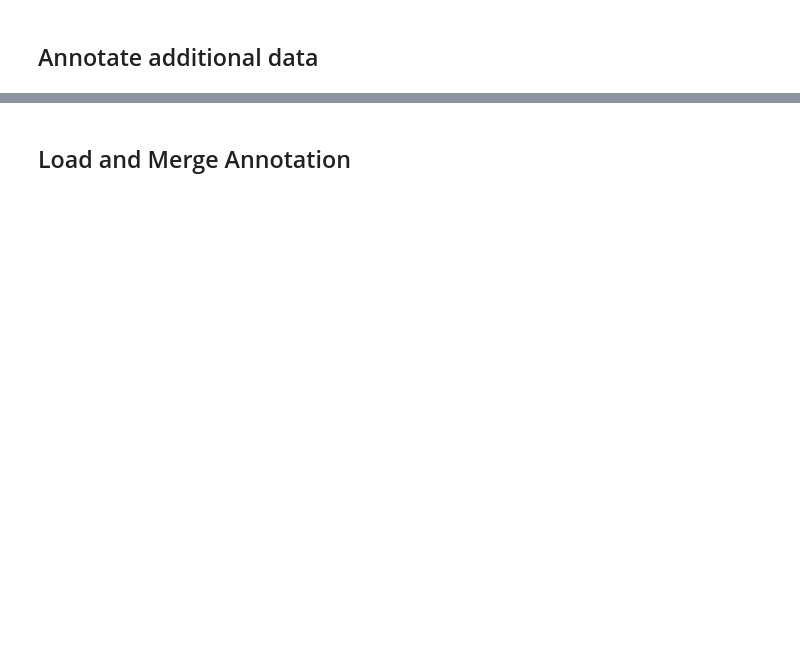
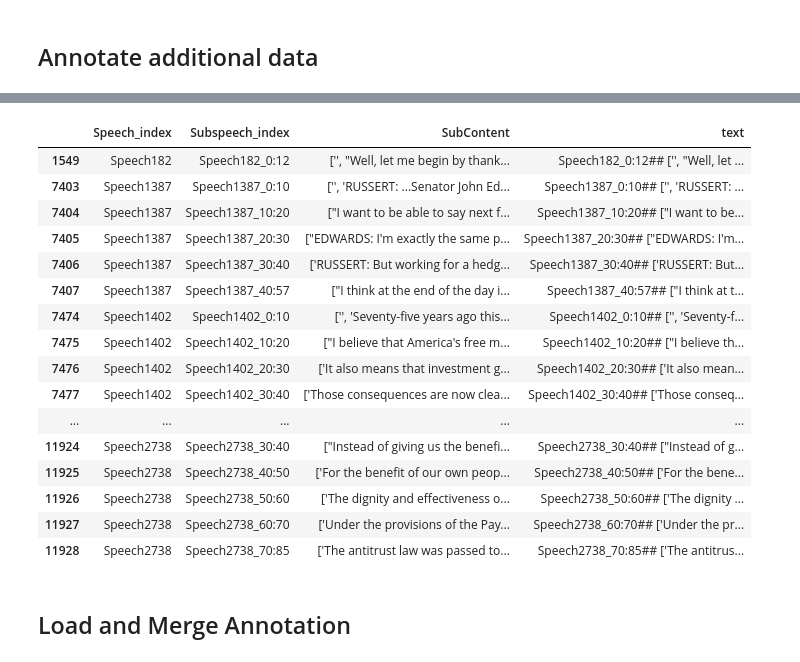
Before and after one commit to YaoyaoDai/PopulistCampaignMeasurement, a Jupyter notebook: TrainingDataPrep.ipynb, the cells around one changed output, grey strips where cells are left out. Cells and saved outputs as stored; diff of their text form; code cells hidden in the pictures; blank space fills up the shorter version.

```diff
--- a/TrainingDataPrep.ipynb
+++ b/TrainingDataPrep.ipynb
@@ -111,0 +160,9 @@ subspeech_sample.to_csv('subspeech_sample.csv')
+# %%
+virgintext = virgintext[virgintext.Candidate != 'Donald J. Trump']
+# %%
+speech_sample = np.random.choice(virgintext['Speech_index'], 10, replace=False)
+# %%
+subspeech_sample = virgintext[['Speech_index', 'Subspeech_index','SubContent']].loc[virgintext.Speech_index.isin(speech_sample)]
+# %%
+subspeech_sample['text'] = [subspeech_sample.Subspeech_index[i] + '## ' + ''.join(subspeech_sample.SubContent[i])
+                           for i in subspeech_sample.Subspeech_index.index]
@@ -112,3 +180,23 @@ subspeech_sample.to_csv('subspeech_sample.csv')
+# %%
+subspeech_sample
+# %% [output]
+|  | Speech_index | Subspeech_index | SubContent | text |
+| 1549 | Speech182 | Speech182_0:12 | ['', "Well, let me begin by thank... | Speech182_0:12## ['', "Well, let ... |
+| 7403 | Speech1387 | Speech1387_0:10 | ['', 'RUSSERT: ...Senator John Ed... | Speech1387_0:10## ['', 'RUSSERT: ... |
+| 7404 | Speech1387 | Speech1387_10:20 | ["I want to be able to say next f... | Speech1387_10:20## ["I want to be... |
+| 7405 | Speech1387 | Speech1387_20:30 | ["EDWARDS: I'm exactly the same p... | Speech1387_20:30## ["EDWARDS: I'm... |
+| 7406 | Speech1387 | Speech1387_30:40 | ['RUSSERT: But working for a hedg... | Speech1387_30:40## ['RUSSERT: But... |
+| 7407 | Speech1387 | Speech1387_40:57 | ["I think at the end of the day i... | Speech1387_40:57## ["I think at t... |
+| 7474 | Speech1402 | Speech1402_0:10 | ['', 'Seventy-five years ago this... | Speech1402_0:10## ['', 'Seventy-f... |
+| 7475 | Speech1402 | Speech1402_10:20 | ["I believe that America's free m... | Speech1402_10:20## ["I believe th... |
+| 7476 | Speech1402 | Speech1402_20:30 | ['It also means that investment g... | Speech1402_20:30## ['It also mean... |
+| 7477 | Speech1402 | Speech1402_30:40 | ['Those consequences are now clea... | Speech1402_30:40## ['Those conseq... |
+| ... | ... | ... | ... | ... |
+| 11924 | Speech2738 | Speech2738_30:40 | ["Instead of giving us the benefi... | Speech2738_30:40## ["Instead of g... |
+| 11925 | Speech2738 | Speech2738_40:50 | ['For the benefit of our own peop... | Speech2738_40:50## ['For the bene... |
+| 11926 | Speech2738 | Speech2738_50:60 | ['The dignity and effectiveness o... | Speech2738_50:60## ['The dignity ... |
+| 11927 | Speech2738 | Speech2738_60:70 | ['Under the provisions of the Pay... | Speech2738_60:70## ['Under the pr... |
+| 11928 | Speech2738 | Speech2738_70:85 | ['The antitrust law was passed to... | Speech2738_70:85## ['The antitrus... |
 # %% [markdown]
 ## Load and Merge Annotation
 # %%
```
Also changed, not shown: parts of 28 cells of this notebook, 1 other file.
